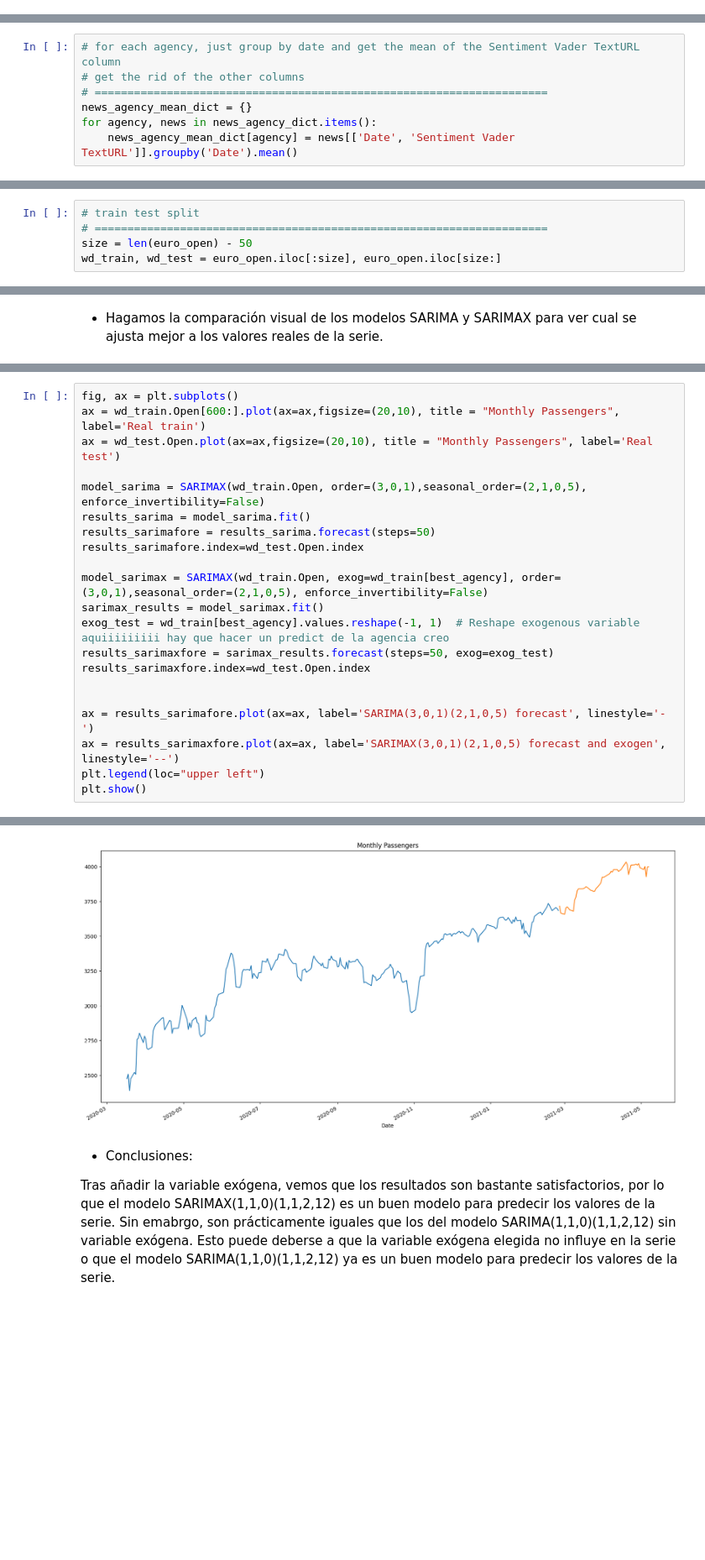
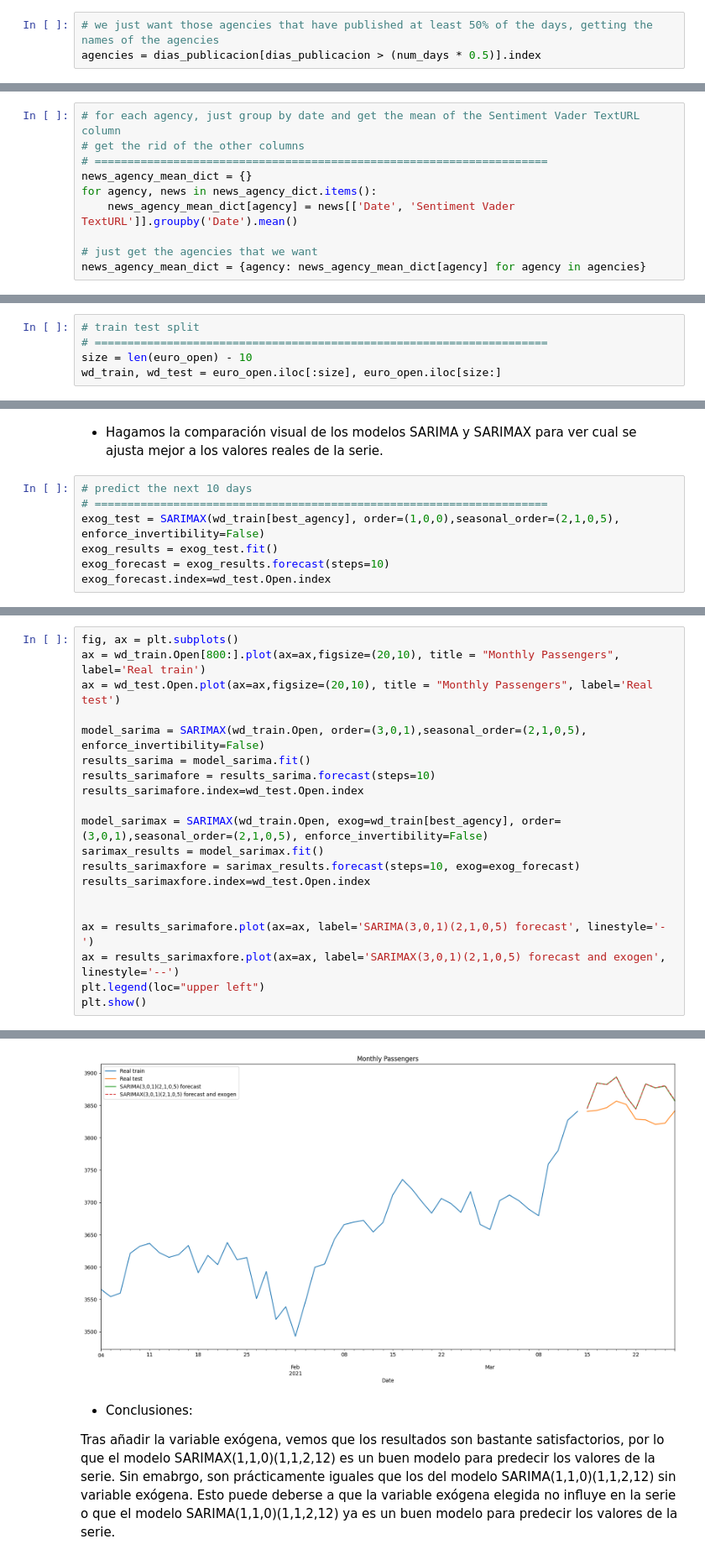
Before and after one commit to AlejandroPqLz/StockPrediction, a Jupyter notebook: DCDC_PrácticaFinal_Predicción de Stock.ipynb, the cells around one changed output, grey strips where cells are left out. Shown at 84% size. Saved outputs shown, nothing was run; the diff lists cells and outputs as text; blank space fills up the shorter version.

Commit message:
Codigo hasta Sarimax incluido

```diff
--- a/DCDC_PrácticaFinal_Predicción de Stock.ipynb
+++ b/DCDC_PrácticaFinal_Predicción de Stock.ipynb
@@ -1038,0 +1071,3 @@ for agency, news in news_agency:
+# %%
+# we just want those agencies that have published at least 50% of the days, getting the names of the agencies
+agencies = dias_publicacion[dias_publicacion > (num_days * 0.5)].index
@@ -1043,6 +1082,9 @@ for agency, news in news_agency:
 news_agency_mean_dict = {}
 for agency, news in news_agency_dict.items():
     news_agency_mean_dict[agency] = news[['Date', 'Sentiment Vader TextURL']].groupby('Date').mean()
+
+# just get the agencies that we want
+news_agency_mean_dict = {agency: news_agency_mean_dict[agency] for agency in agencies}
 # %%
 # add the mean of the each sentiments column to the euro_open dataframe, if the date is not in the news_agency_mean_dict, then the value is 0
 # =====================================================================
@@ -1051,7 +1093,7 @@ for agency, news in news_agency_mean_dict.items():
 # %%
 # train test split
 # =====================================================================
-size = len(euro_open) - 50
+size = len(euro_open) - 10
 wd_train, wd_test = euro_open.iloc[:size], euro_open.iloc[size:]
 # %%
 # for each agency we do the sarimax model
@@ -1079,2 +1160,9 @@ best_agency
 # %% [markdown]
 - Hagamos la comparación visual de los modelos SARIMA y SARIMAX para ver cual se ajusta mejor a los valores reales de la serie.
+# %%
+# predict the next 10 days
+# =====================================================================
+exog_test = SARIMAX(wd_train[best_agency], order=(1,0,0),seasonal_order=(2,1,0,5), enforce_invertibility=False)
+exog_results = exog_test.fit()
+exog_forecast = exog_results.forecast(steps=10)
+exog_forecast.index=wd_test.Open.index
@@ -1081,17 +1184,16 @@ best_agency
 # %%
 fig, ax = plt.subplots()
-ax = wd_train.Open[600:].plot(ax=ax,figsize=(20,10), title = "Monthly Passengers", label='Real train')
+ax = wd_train.Open[800:].plot(ax=ax,figsize=(20,10), title = "Monthly Passengers", label='Real train')
 ax = wd_test.Open.plot(ax=ax,figsize=(20,10), title = "Monthly Passengers", label='Real test')
 
 model_sarima = SARIMAX(wd_train.Open, order=(3,0,1),seasonal_order=(2,1,0,5), enforce_invertibility=False)
 results_sarima = model_sarima.fit()
-results_sarimafore = results_sarima.forecast(steps=50)
+results_sarimafore = results_sarima.forecast(steps=10)
 results_sarimafore.index=wd_test.Open.index
 
 model_sarimax = SARIMAX(wd_train.Open, exog=wd_train[best_agency], order=(3,0,1),seasonal_order=(2,1,0,5), enforce_invertibility=False)
 sarimax_results = model_sarimax.fit()
-exog_test = wd_train[best_agency].values.reshape(-1, 1)  # Reshape exogenous variable aquiiiiiiiii hay que hacer un predict de la agencia creo
-results_sarimaxfore = sarimax_results.forecast(steps=50, exog=exog_test)
+results_sarimaxfore = sarimax_results.forecast(steps=10, exog=exog_forecast)
 results_sarimaxfore.index=wd_test.Open.index
 
 
@@ -1140,4 +1259,4 @@ ValueError: Out-of-sample operations in a model with a regression component requ
-[figure, old version]
+[figure, new version]
 # %% [markdown]
 - Conclusiones:
 
```
Also changed, not shown: parts of 44 cells of this notebook.
